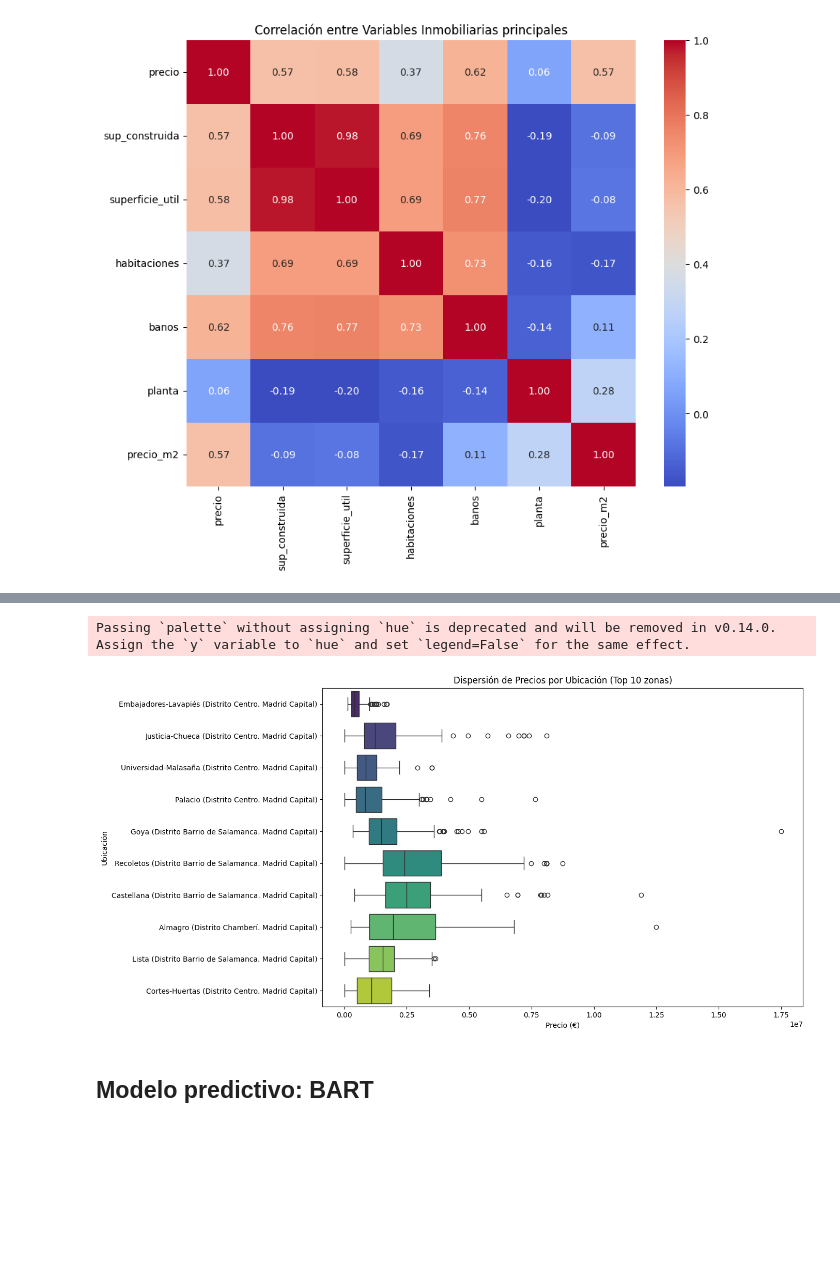
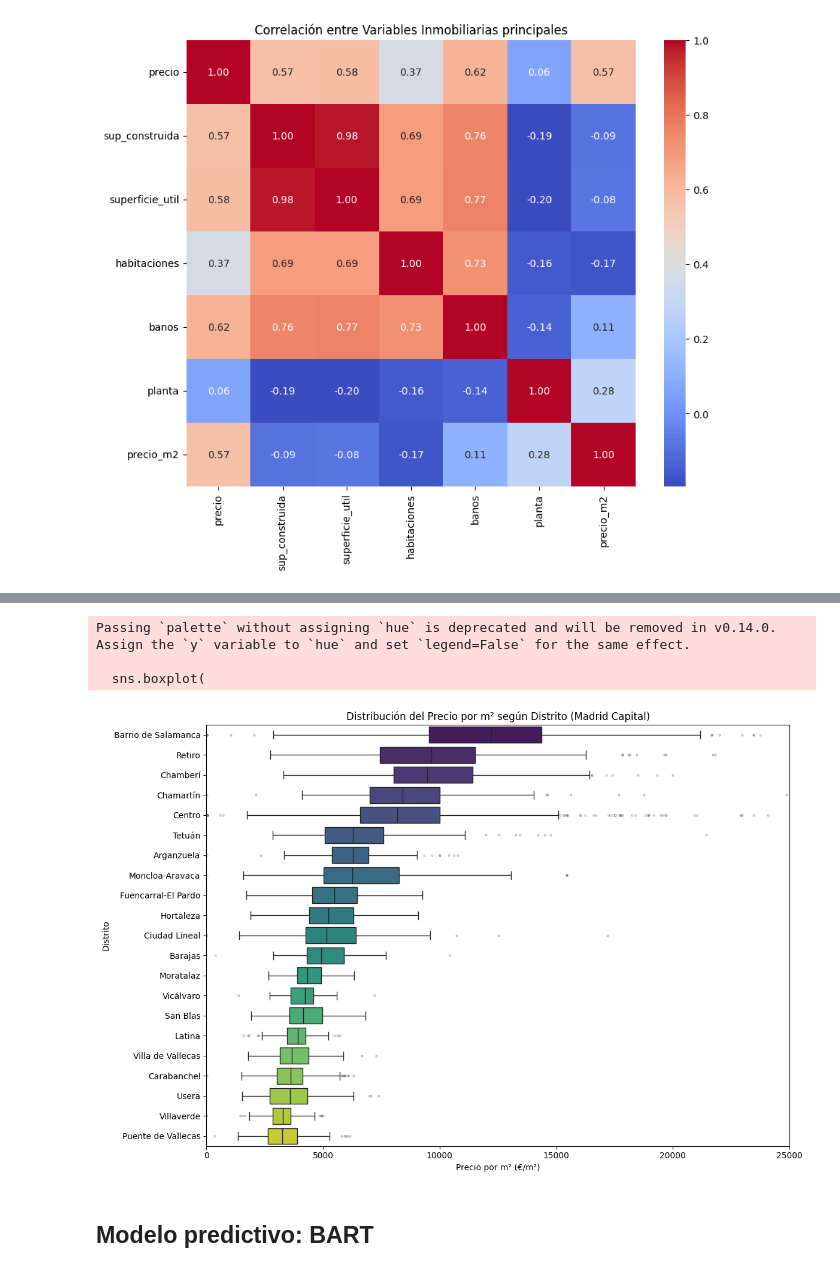
Before and after one commit to GoyoGarcia/TFG, a Jupyter notebook: TFG_Gregorio_Github.ipynb, the cells around one changed output, grey strips where cells are left out. Saved outputs shown, nothing was run; the diff lists cells and outputs as text; code cells hidden in the pictures; blank space fills up the shorter version.

```diff
--- a/TFG_Gregorio_Github.ipynb
+++ b/TFG_Gregorio_Github.ipynb
@@ -1260,19 +1230,48 @@ Calculando proyección t-SNE... esto puede tardar un minuto.
-# %%
-def generar_boxplot(df_embedded):
-  top_ubicaciones = df_embedded['ubicacion'].value_counts().nlargest(10).index
-  df_top_zonas = df_embedded[df_embedded['ubicacion'].isin(top_ubicaciones)]
-
-  plt.figure(figsize=(12, 8))
-  sns.boxplot(x='precio', y='ubicacion', data=df_top_zonas, palette='viridis')
-  plt.title('Dispersión de Precios por Ubicación (Top 10 zonas)')
-  plt.xlabel('Precio (€)')
-  plt.ylabel('Ubicación')
-  plt.show()
-
-generar_boxplot(df_embedded)
-# %% [output]
-Passing `palette` without assigning `hue` is deprecated and will be removed in v0.14.0. Assign the `y` variable to `hue` and set `legend=False` for the same effect.
-[figure, removed]
+# %%
+def extraer_distrito(ubicacion):
+    """Extrae el distrito de Madrid de la cadena ubicacion, o devuelve 'Exterior' si no es Madrid Capital."""
+    if not isinstance(ubicacion, str):
+        return 'Exterior'
+    match = re.search(r'Distrito ([^.]+)\. Madrid Capital', ubicacion)
+    if match:
+        return match.group(1).strip()
+    return 'Exterior'
+
+def generar_boxplot(df_embedded):
+    # Extraer distrito y filtrar solo Madrid Capital
+    df_plot = df_embedded.copy()
+    df_plot['distrito'] = df_plot['ubicacion'].apply(extraer_distrito)
+    df_plot = df_plot[df_plot['distrito'] != 'Exterior']
+
+    # Ordenar distritos por mediana de precio_m2 descendente
+    orden = (
+        df_plot.groupby('distrito')['precio_m2']
+        .median()
+        .sort_values(ascending=False)
+        .index.tolist()
+    )
+
+    plt.figure(figsize=(12, 8))
+    sns.boxplot(
+        x='precio_m2', y='distrito',
+        data=df_plot,
+        order=orden,
+        palette='viridis',
+        flierprops=dict(marker='o', markersize=2, alpha=0.3)
+    )
+    plt.xlim(0, 25000)
+    plt.title('Distribución del Precio por m² según Distrito (Madrid Capital)')
+    plt.xlabel('Precio por m² (€/m²)')
+    plt.ylabel('Distrito')
+    plt.tight_layout()
+    plt.show()
+
+generar_boxplot(df_embedded)
+# %% [output]
+Passing `palette` without assigning `hue` is deprecated and will be removed in v0.14.0. Assign the `y` variable to `hue` and set `legend=False` for the same effect.
+
+  sns.boxplot(
+[figure, added]
 # %% [markdown]
 ## Modelo predictivo: BART
 # %% [markdown]
```
Also changed, not shown: parts of 34 cells of this notebook.
